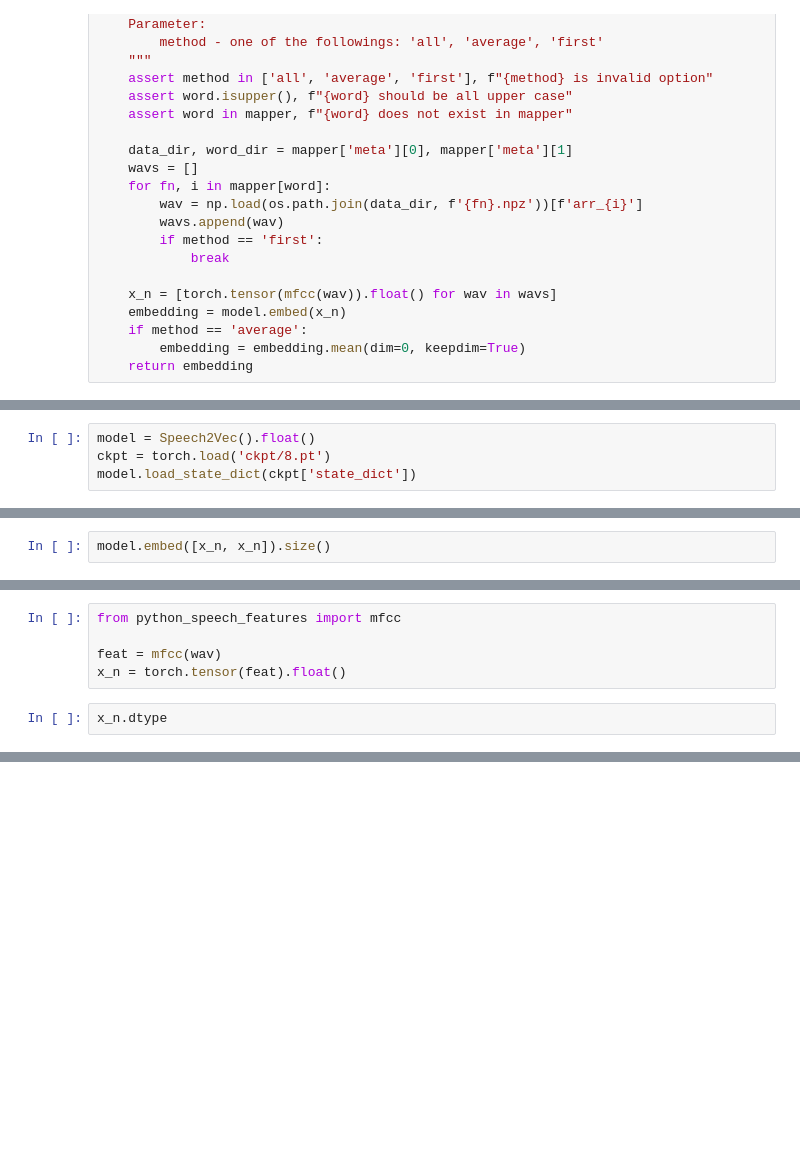
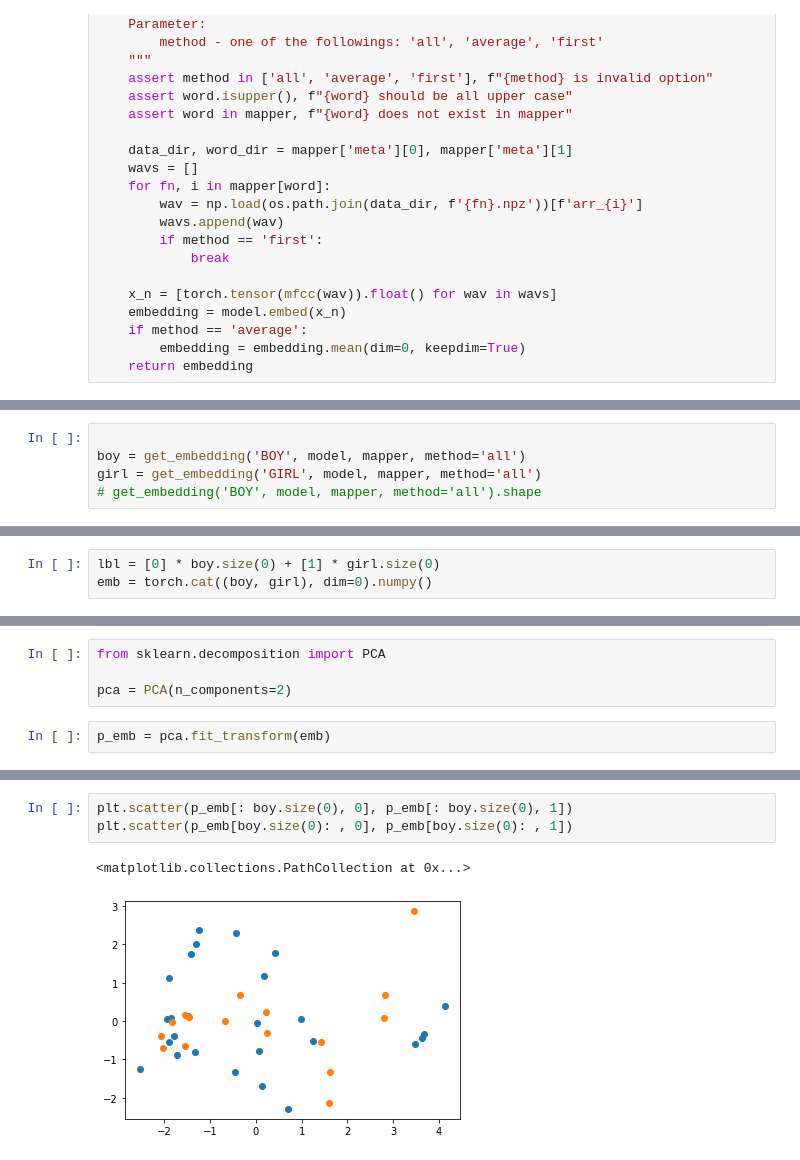
Before and after one commit to yjang43/Speech2Vec, a Jupyter notebook: analysis.ipynb, the cells around one changed output, grey strips where cells are left out. Drawn from its saved outputs; the diff is of its cells as text; blank space fills up the shorter version.

```diff
--- a/analysis.ipynb
+++ b/analysis.ipynb
@@ -95,4 +91,5 @@ import torch.nn as nn
 # %%
-model = Speech2Vec().float()
-ckpt = torch.load('ckpt/8.pt')
-model.load_state_dict(ckpt['state_dict'])
+
+boy = get_embedding('BOY', model, mapper, method='all')
+girl = get_embedding('GIRL', model, mapper, method='all')
+# get_embedding('BOY', model, mapper, method='all').shape
@@ -101,2 +96,3 @@ model.load_state_dict(ckpt['state_dict'])
 # %%
-model.embed([x_n, x_n]).size()
+lbl = [0] * boy.size(0) + [1] * girl.size(0)
+emb = torch.cat((boy, girl), dim=0).numpy()
@@ -105,7 +99,6 @@ torch.Size([2, 50])
 # %%
-from python_speech_features import mfcc
+from sklearn.decomposition import PCA
 
-feat = mfcc(wav)
-x_n = torch.tensor(feat).float()
+pca = PCA(n_components=2)
 # %%
-x_n.dtype
+p_emb = pca.fit_transform(emb)
@@ -116,0 +107,6 @@ torch.Size([36, 13])
+# %%
+plt.scatter(p_emb[: boy.size(0), 0], p_emb[: boy.size(0), 1])
+plt.scatter(p_emb[boy.size(0): , 0], p_emb[boy.size(0): , 1])
+# %% [output]
+<matplotlib.collections.PathCollection at 0x...>
+[figure, added]
```
Also changed, not shown: parts of 15 cells of this notebook, 2 other files.
